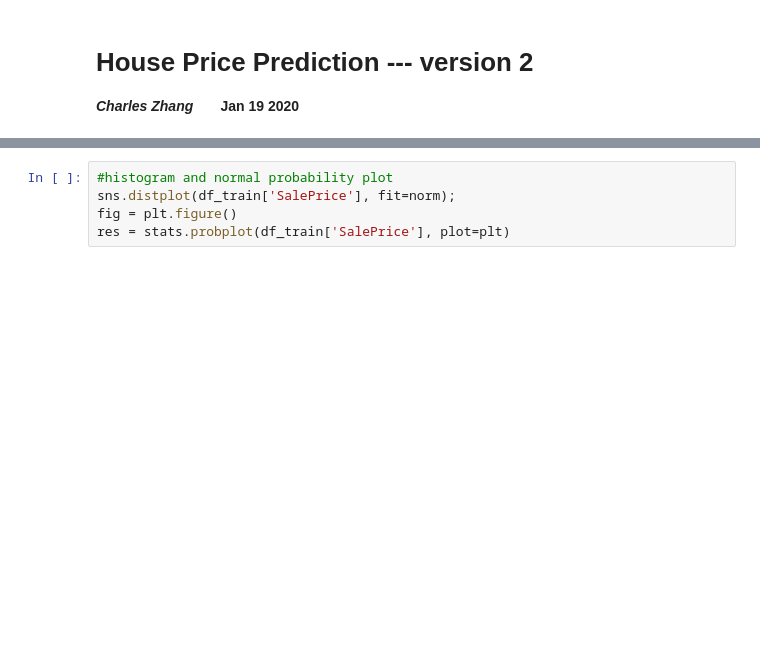
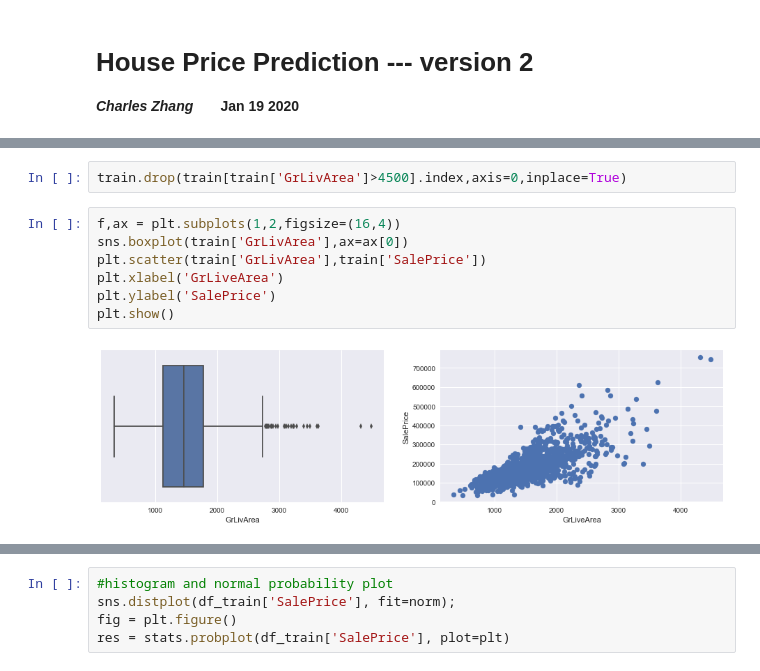
Before and after one commit to zcczhang/House_Price_Prediction_Model, a Jupyter notebook: house_price_prediction_v2.ipynb, the cells around one changed output, grey strips where cells are left out. Saved outputs shown, nothing was run; the diff lists cells and outputs as text; blank space fills up the shorter version.

```diff
--- a/house_price_prediction_v2.ipynb
+++ b/house_price_prediction_v2.ipynb
@@ -165,0 +76,11 @@ data.plot.scatter(x=var, y='SalePrice', ylim=(0,800000));
+# %%
+train.drop(train[train['GrLivArea']>4500].index,axis=0,inplace=True)
+# %%
+f,ax = plt.subplots(1,2,figsize=(16,4))
+sns.boxplot(train['GrLivArea'],ax=ax[0])
+plt.scatter(train['GrLivArea'],train['SalePrice'])
+plt.xlabel('GrLiveArea')
+plt.ylabel('SalePrice')
+plt.show()
+# %% [output]
+[figure, added]
```
Also changed, not shown: parts of 52 cells of this notebook, 1 other file.
